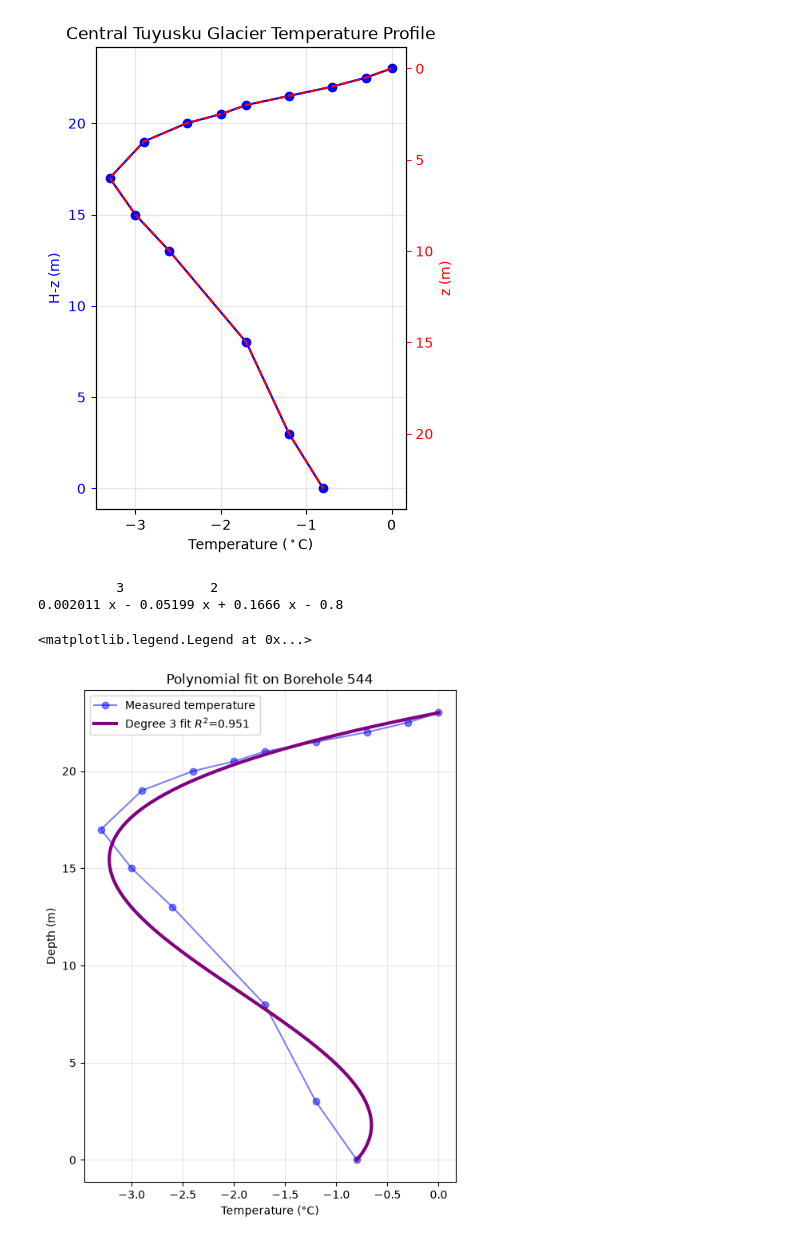
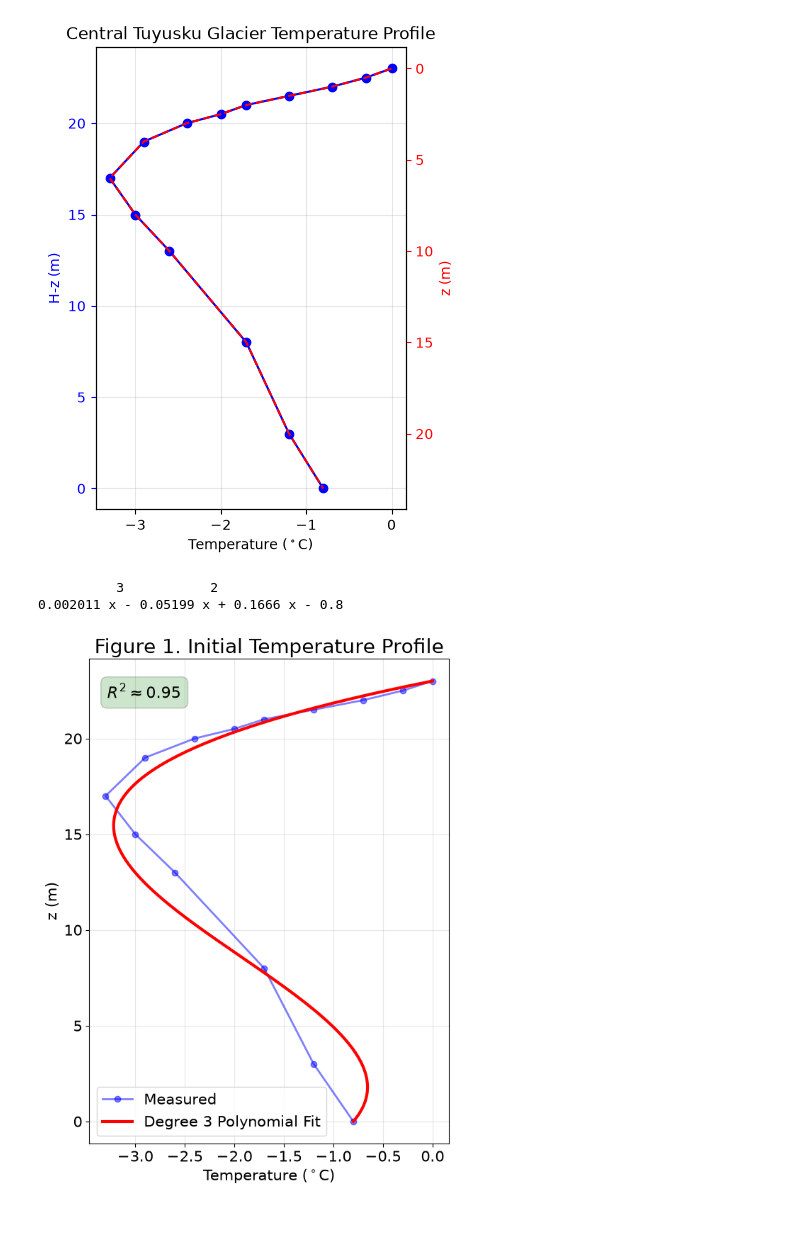
Before and after one commit to joshpark1007/Fall26-ESM-Project, a Jupyter notebook: test_1.ipynb, the cells around one changed output. Drawn from its saved outputs; the diff is of its cells as text; code cells hidden in the pictures.

Commit message:
final initial temperature

```diff
--- a/test_1.ipynb
+++ b/test_1.ipynb
@@ -91,28 +91,51 @@ Text(0.5, 1.0, 'Central Tuyusku Glacier Temperature Profile')
 # %%
 def constrained_polyfit(z, T, z_s, T_s, z_b, T_b, deg):
     z, T = np.asarray(z, float), np.asarray(T, float)
     line = lambda zz: T_s + (T_b - T_s) * (zz - z_s) / (z_b - z_s)
     fac  = lambda zz: (zz - z_s) * (zz - z_b)
     m = ~np.isclose(z, z_s) & ~np.isclose(z, z_b)      # endpoints: skip
     q = np.polyfit(z[m], (T[m] - line(z[m])) / fac(z[m]), deg - 2, w=np.abs(fac(z[m])))
     l = np.poly1d(np.polyfit([z_s, z_b], [T_s, T_b], 1))
     f = np.poly1d([1, -(z_s + z_b), z_s * z_b])
     return l + f * np.poly1d(q)
 
 z_s, T_s = 23.0, 0.0  # surface
 z_b, T_b = 0.0, -0.8  # base
 
 p = constrained_polyfit(z, T, z_s, T_s, z_b, T_b, deg=3)
 R2 = r2_score(T, p(z))
 print(p)   # coefficients
 
 z_fit = np.linspace(z.min(), z.max(), 200)
 plt.figure(figsize=(6, 8))
-plt.plot(T, z, '-o', color='b', alpha=0.5, label='Measured temperature')
-plt.plot(p(z_fit), z_fit, color='purple', lw=3, label=f'Degree 3 fit $R^2$={R2:.3f}')
-plt.title('Polynomial fit on Borehole 544'); plt.xlabel('Temperature (°C)'); plt.ylabel('Depth (m)'); plt.grid(alpha=0.3); plt.legend()
+
+plt.plot(T, z, '-o', color='blue', alpha=0.5,
+         label='Measured', lw=2)
+
+plt.plot(p(z_fit), z_fit, color='red', lw=3,
+         label='Degree 3 Polynomial Fit')
+
+# R-squared annotation
+plt.text(
+    0.05, 0.95,
+    rf'$R^2 \approx {R2:.2f}$',
+    transform=plt.gca().transAxes,
+    fontsize=16,
+    color = 'k',
+    verticalalignment='top',
+    bbox=dict(facecolor='green', alpha=0.2,
+              edgecolor='black', boxstyle='round,pad=0.4')
+)
+
+plt.title('Figure 1. Initial Temperature Profile', fontsize = 20)
+plt.xlabel('Temperature ($^\circ$C)', fontsize = 15)
+plt.ylabel('z (m)', fontsize = 15)
+plt.tick_params(axis='both', which='major', labelsize=15)
+plt.grid(alpha=0.3)
+plt.legend(loc='best', fontsize = 15)
+plt.tight_layout()
+plt.savefig("T_0.png", dpi=300, bbox_inches="tight")
 # %% [output]
           3           2
 0.002011 x - 0.05199 x + 0.1666 x - 0.8
-<matplotlib.legend.Legend at 0x...>
-[figure, old version]
+[figure, new version]
```
